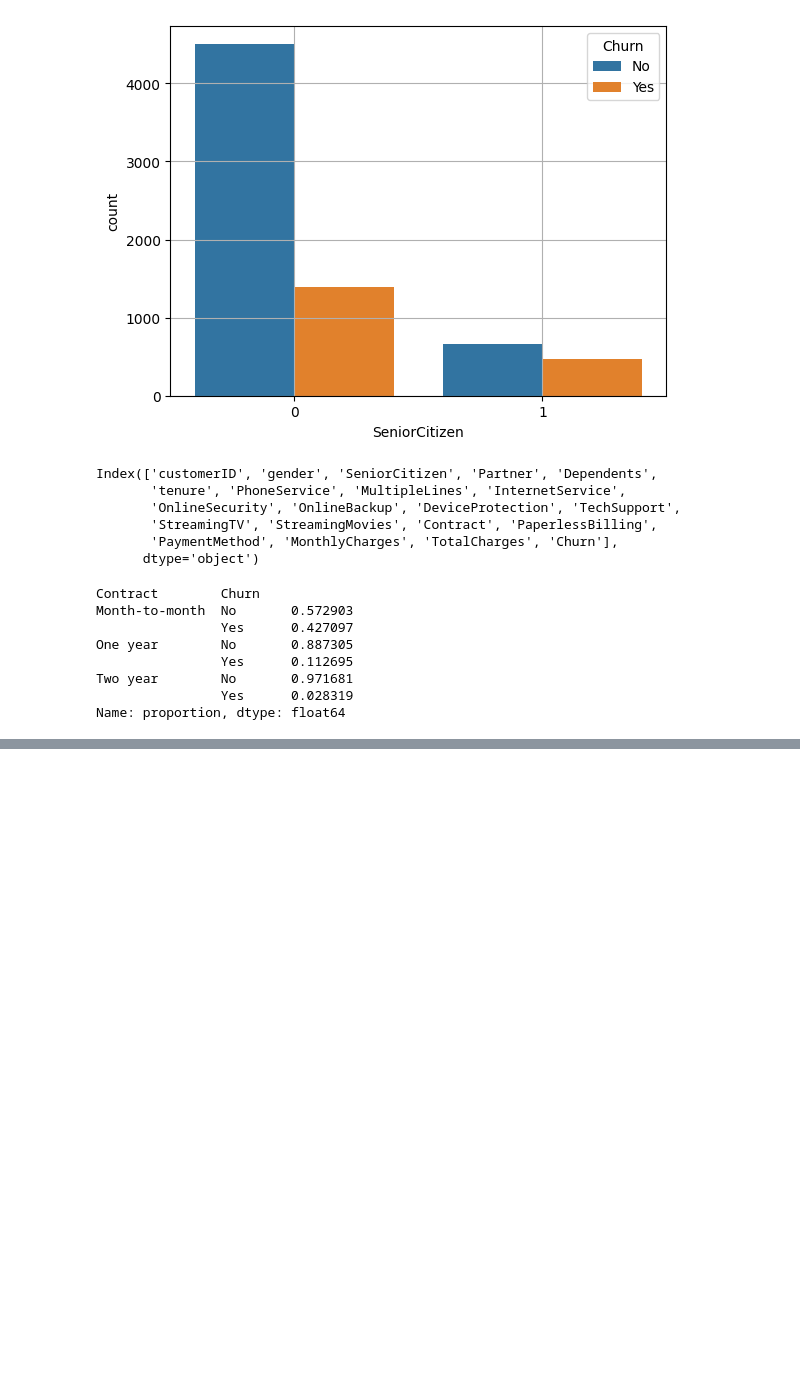
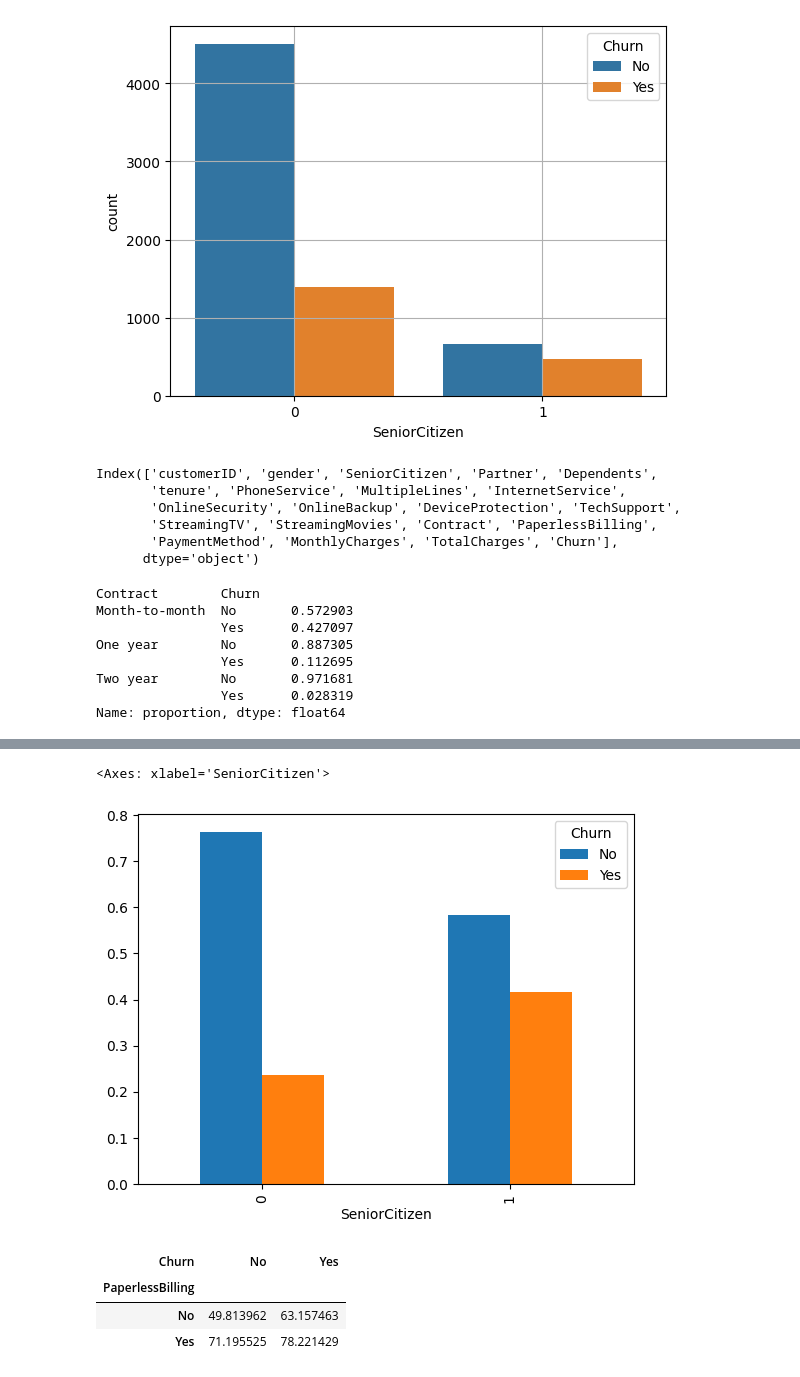
Before and after one commit to Priyanshu-Upadhyay-27/end-to-end-churn-ml, a Jupyter notebook: notebooks/EDA-Churn.ipynb, the cells around one changed output, grey strips where cells are left out. Drawn from its saved outputs; the diff is of its cells as text; code cells hidden in the pictures; blank space fills up the shorter version.

```diff
--- a/notebooks/EDA-Churn.ipynb
+++ b/notebooks/EDA-Churn.ipynb
@@ -270,0 +339,12 @@ pd.crosstab(cf['Contract'], cf['Churn'], normalize='index').plot(kind='bar')
+# %%
+pd.crosstab(cf["SeniorCitizen"], cf["Churn"], normalize = "index").plot(kind = "bar")
+# %% [output]
+<Axes: xlabel='SeniorCitizen'>
+[figure, added]
+# %%
+pd.pivot_table(cf, values = "MonthlyCharges", index = "PaperlessBilling", columns = "Churn")
+# %% [output]
+| Churn | No | Yes |
+| PaperlessBilling |  |  |
+| No | 49.813962 | 63.157463 |
+| Yes | 71.195525 | 78.221429 |
```
Also changed, not shown: parts of 18 cells of this notebook.
